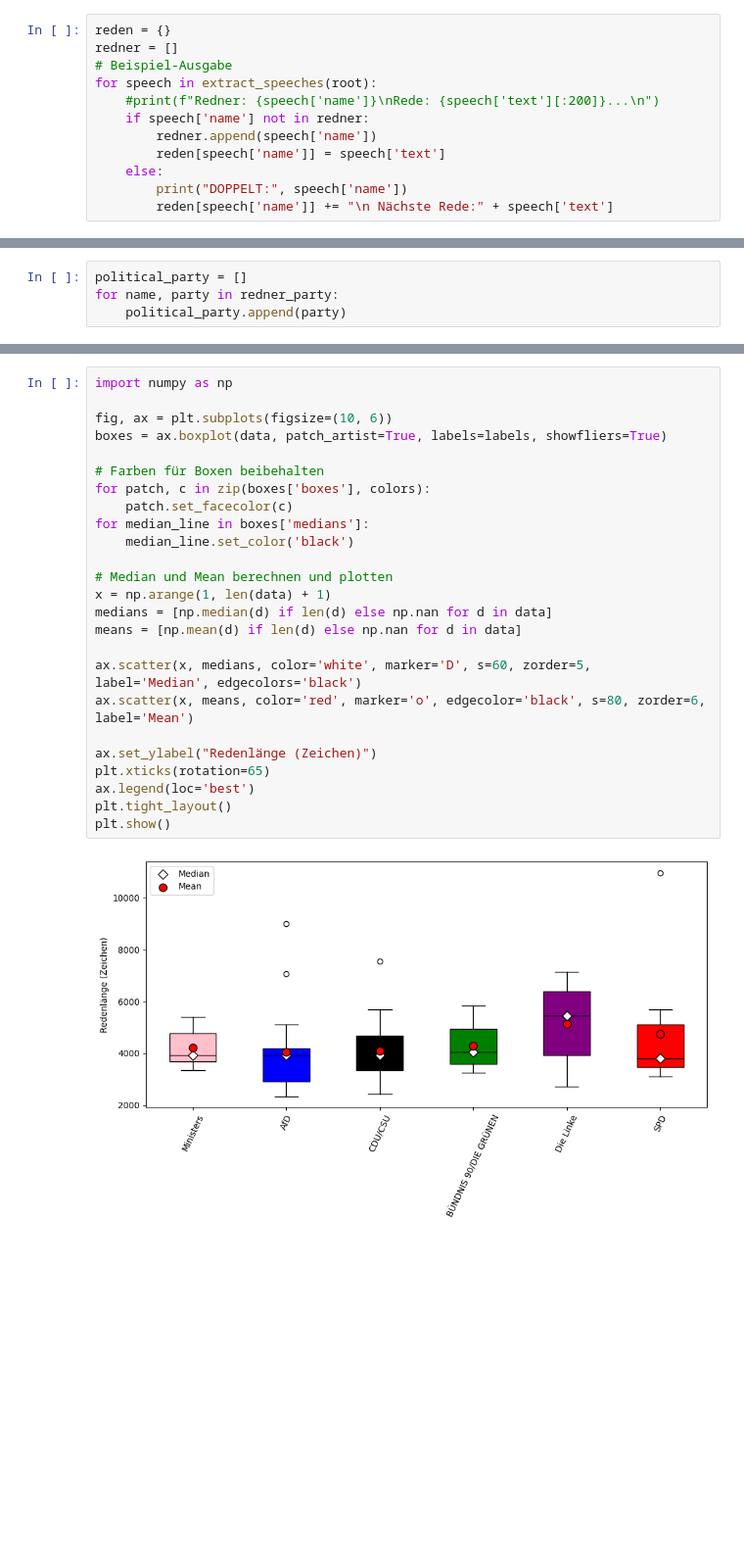
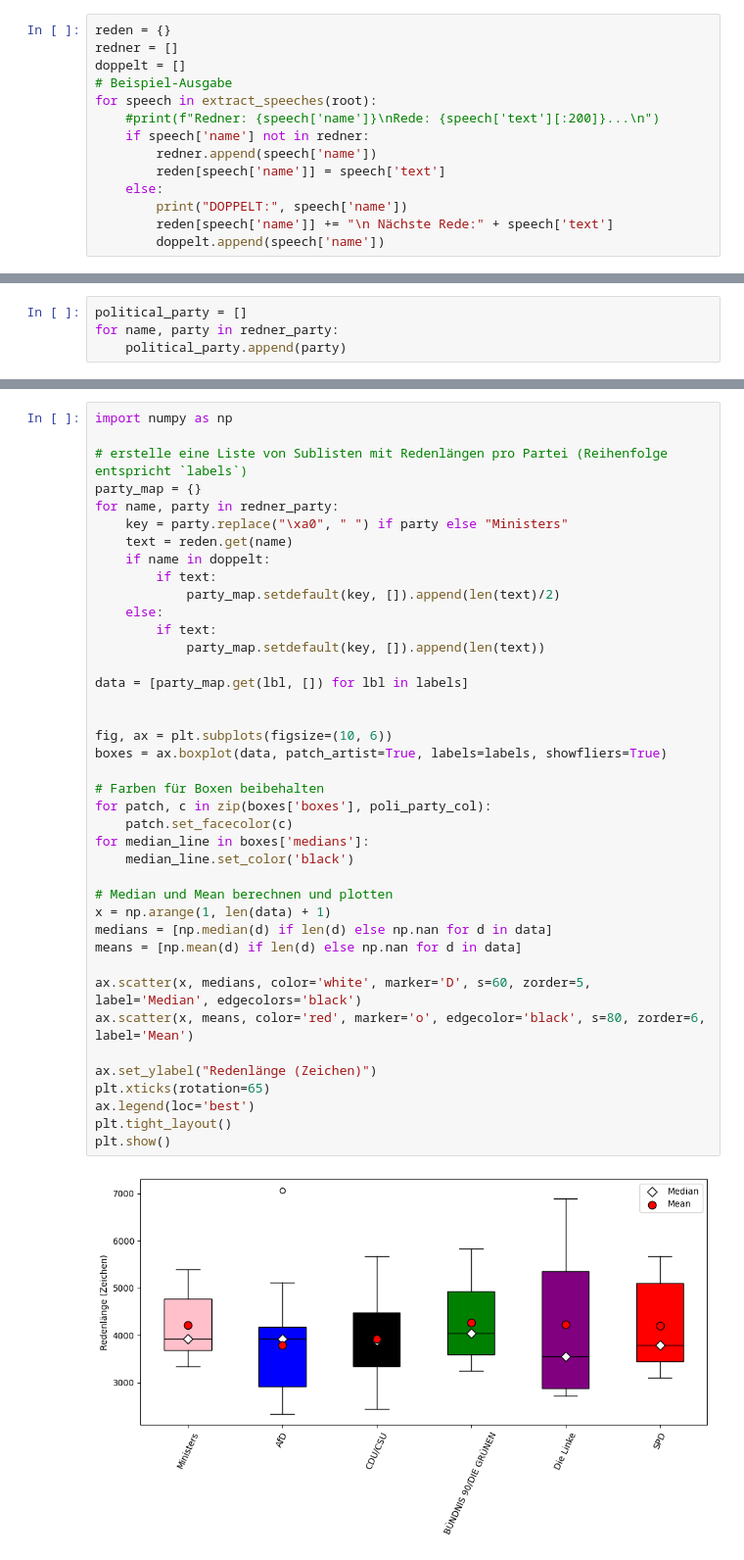
Before and after one commit to Roby290597/bundestag_speeches, a Jupyter notebook: tasks/bundestags_reden_analyse.ipynb, the cells around one changed output, grey strips where cells are left out. Shown at 98% size. Drawn from its saved outputs; the diff is of its cells as text; blank space fills up the shorter version.

```diff
--- a/tasks/bundestags_reden_analyse.ipynb
+++ b/tasks/bundestags_reden_analyse.ipynb
@@ -36,6 +37,7 @@ print(root.keys())
 # %%
 reden = {}
 redner = []
+doppelt = []
 # Beispiel-Ausgabe
 for speech in extract_speeches(root):
     #print(f"Redner: {speech['name']}\nRede: {speech['text'][:200]}...\n")
@@ -45,6 +47,7 @@ for speech in extract_speeches(root):
     else:
         print("DOPPELT:", speech['name'])
         reden[speech['name']] += "\n Nächste Rede:" + speech['text']
+        doppelt.append(speech['name'])
 # %% [output]
 DOPPELT: Mandy Eißing
 DOPPELT: Peter Bohnhof
@@ -121,28 +124,43 @@ die Länge der Reden von Gerrit Huy ist 5116 Zeichen.
 die Länge der Reden von Vanessa Zobel ist 4668 Zeichen.
 # %%
 import numpy as np
+
+# erstelle eine Liste von Sublisten mit Redenlängen pro Partei (Reihenfolge entspricht `labels`)
+party_map = {}
+for name, party in redner_party:
+    key = party.replace("\xa0", " ") if party else "Ministers"
+    text = reden.get(name)
+    if name in doppelt:
+        if text:
+            party_map.setdefault(key, []).append(len(text)/2)
+    else:
+        if text:
+            party_map.setdefault(key, []).append(len(text))
+
+data = [party_map.get(lbl, []) for lbl in labels]
+
 
 fig, ax = plt.subplots(figsize=(10, 6))
 boxes = ax.boxplot(data, patch_artist=True, labels=labels, showfliers=True)
 
 # Farben für Boxen beibehalten
-for patch, c in zip(boxes['boxes'], colors):
+for patch, c in zip(boxes['boxes'], poli_party_col):
     patch.set_facecolor(c)
 for median_line in boxes['medians']:
     median_line.set_color('black')
 
 # Median und Mean berechnen und plotten
 x = np.arange(1, len(data) + 1)
 medians = [np.median(d) if len(d) else np.nan for d in data]
 means = [np.mean(d) if len(d) else np.nan for d in data]
 
 ax.scatter(x, medians, color='white', marker='D', s=60, zorder=5, label='Median', edgecolors='black')
 ax.scatter(x, means, color='red', marker='o', edgecolor='black', s=80, zorder=6, label='Mean')
 
 ax.set_ylabel("Redenlänge (Zeichen)")
 plt.xticks(rotation=65)
 ax.legend(loc='best')
 plt.tight_layout()
 plt.show()
 # %% [output]
-[figure, old version]
+[figure, new version]
```
Also changed, not shown: parts of 1 cell of this notebook.
